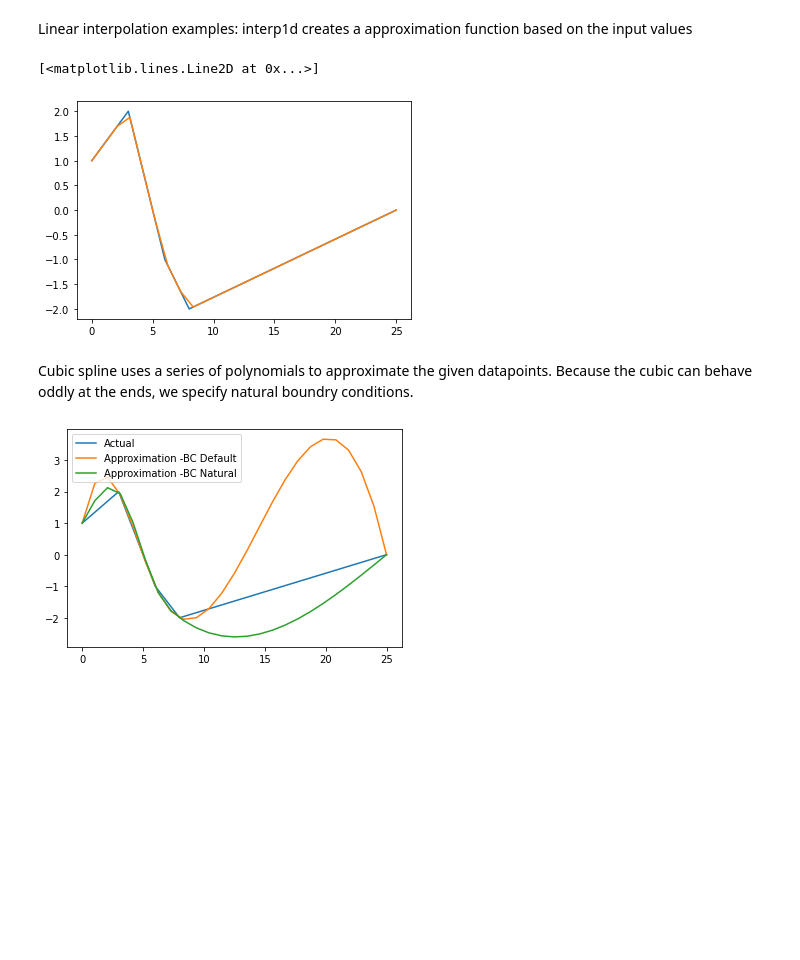
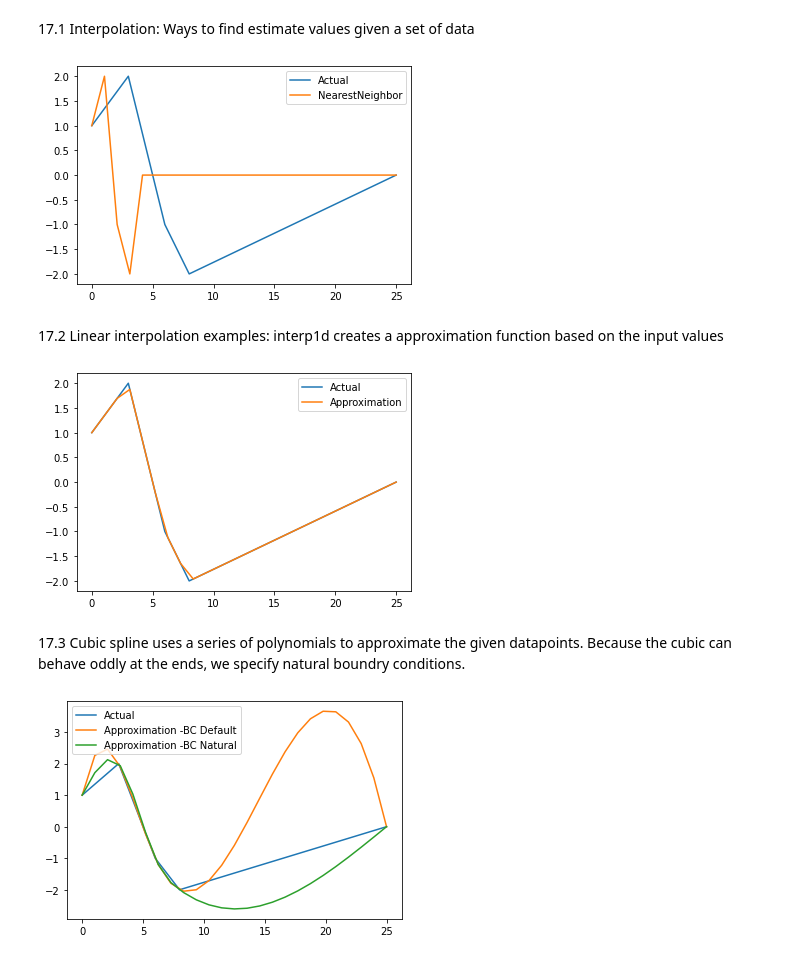
Before and after one commit to drAshcroft/MAT421_Brian, a Jupyter notebook: ModuleB_17.ipynb, the cells around one changed output. Saved outputs shown, nothing was run; the diff lists cells and outputs as text; code cells hidden in the pictures; blank space fills up the shorter version.

```diff
--- a/ModuleB_17.ipynb
+++ b/ModuleB_17.ipynb
@@ -7,20 +11,35 @@ import numpy as np
+# %% [markdown]
+17.1 Interpolation: Ways to find estimate values given a set of data
+# %%
+def NearestNeighbor(x,y,newX):
+  newY=np.zeros(len(newX))
+  for i in range(len(newX)):
+    ind= np.argmin(  np.abs(x-newX[i]))
+
+    newY[ind]=y[ind]
+  return newY
+
+plt.plot(x,y,label='Actual')
+plt.plot(xx,NearestNeighbor(x,y,xx),label='NearestNeighbor')
+plt.legend()
+plt.show()
+# %% [output]
+[figure, added]
 # %% [markdown]
-Linear interpolation examples: interp1d creates a approximation function based on the input values
+17.2 Linear interpolation examples: interp1d creates a approximation function based on the input values
 # %%
-x=[0,3,6,8,25]
-y=[1,2,-1,-2,0]
+
 
 plt.plot(x,y,label='Actual')
 f=interp1d(x,y)
-xx=np.linspace(0,25,25)
+
 plt.plot(xx,f(xx),label='Approximation')
 plt.legend()
 plt.show()
 # %% [output]
-[<matplotlib.lines.Line2D at 0x...>]
-[figure, old version]
+[figure, new version]
 # %% [markdown]
-Cubic spline uses a series of polynomials to approximate the given datapoints.  Because the cubic can behave oddly at the ends, we specify natural boundry conditions.
+17.3 Cubic spline uses a series of polynomials to approximate the given datapoints.  Because the cubic can behave oddly at the ends, we specify natural boundry conditions.
 # %%
 from scipy.interpolate import CubicSpline
 # %%
```
Also changed, not shown: parts of 6 cells of this notebook.
